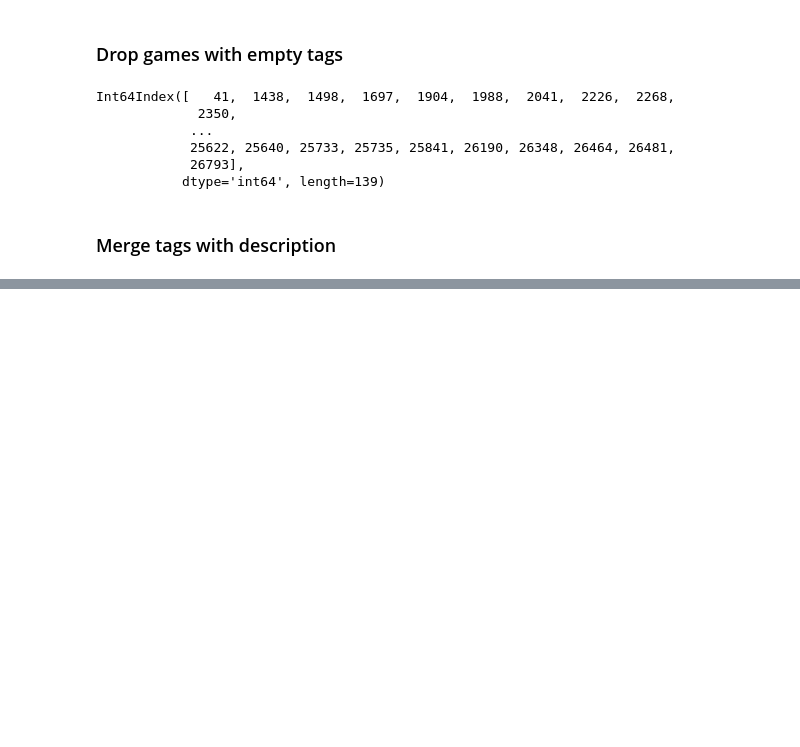
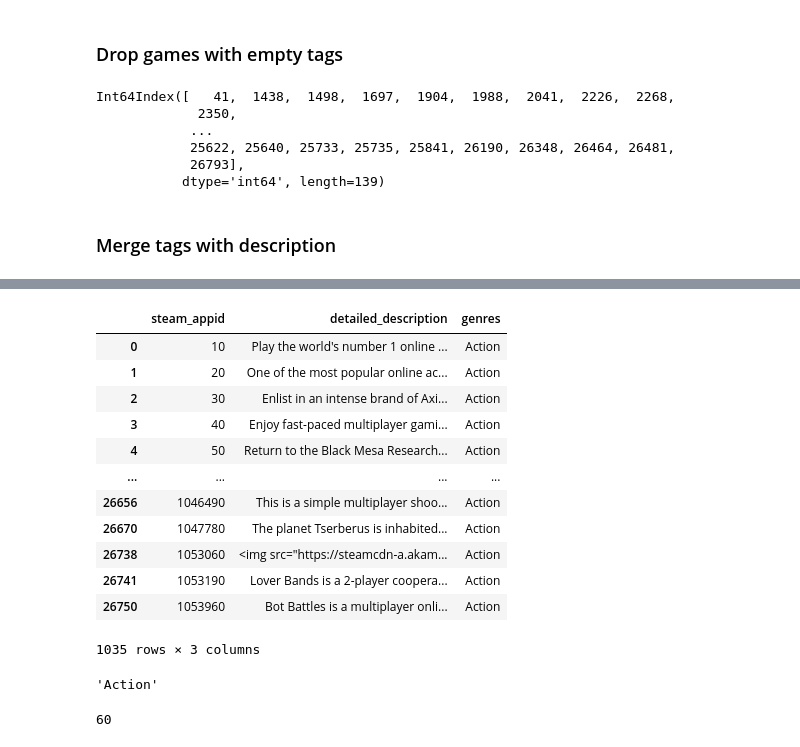
Before and after one commit to elafsalem/Game_Recommnedation_system, a Jupyter notebook: Code/preprocessing_topic_modeling.ipynb, the cells around one changed output, grey strips where cells are left out. Drawn from its saved outputs; the diff is of its cells as text; code cells hidden in the pictures; blank space fills up the shorter version.

```diff
--- a/Code/topic modeling.ipynb
+++ b/Code/preprocessing_topic_modeling.ipynb
@@ -249,0 +338,24 @@ desc_gen.to_csv("../Data/cleaned_desc.csv")
+# %%
+desc_gen[(desc_gen.genres == "Action")]
+# %% [output]
+|  | steam_appid | detailed_description | genres |
+| 0 | 10 | Play the world's number 1 online ... | Action |
+| 1 | 20 | One of the most popular online ac... | Action |
+| 2 | 30 | Enlist in an intense brand of Axi... | Action |
+| 3 | 40 | Enjoy fast-paced multiplayer gami... | Action |
+| 4 | 50 | Return to the Black Mesa Research... | Action |
+| ... | ... | ... | ... |
+| 26656 | 1046490 | This is a simple multiplayer shoo... | Action |
+| 26670 | 1047780 | The planet Tserberus is inhabited... | Action |
+| 26738 | 1053060 | <img src="https://steamcdn-a.akam... | Action |
+| 26741 | 1053190 | Lover Bands is a 2-player coopera... | Action |
+| 26750 | 1053960 | Bot Battles is a multiplayer onli... | Action |
+1035 rows × 3 columns
+# %%
+desc_gen.loc[desc_gen[desc_gen.genres == "Action"].index, "genres"][0]
+# %% [output]
+'Action'
+# %%
+desc_gen.iloc[5].steam_appid
+# %% [output]
+60
```
Also changed, not shown: parts of 9 cells of this notebook, 3 other files.
